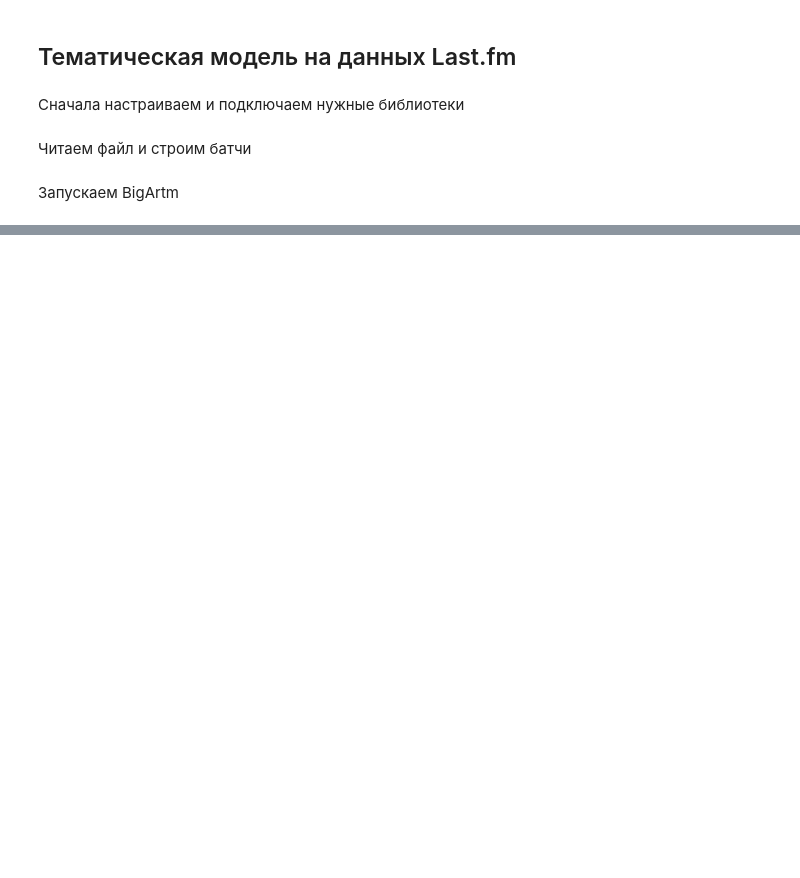
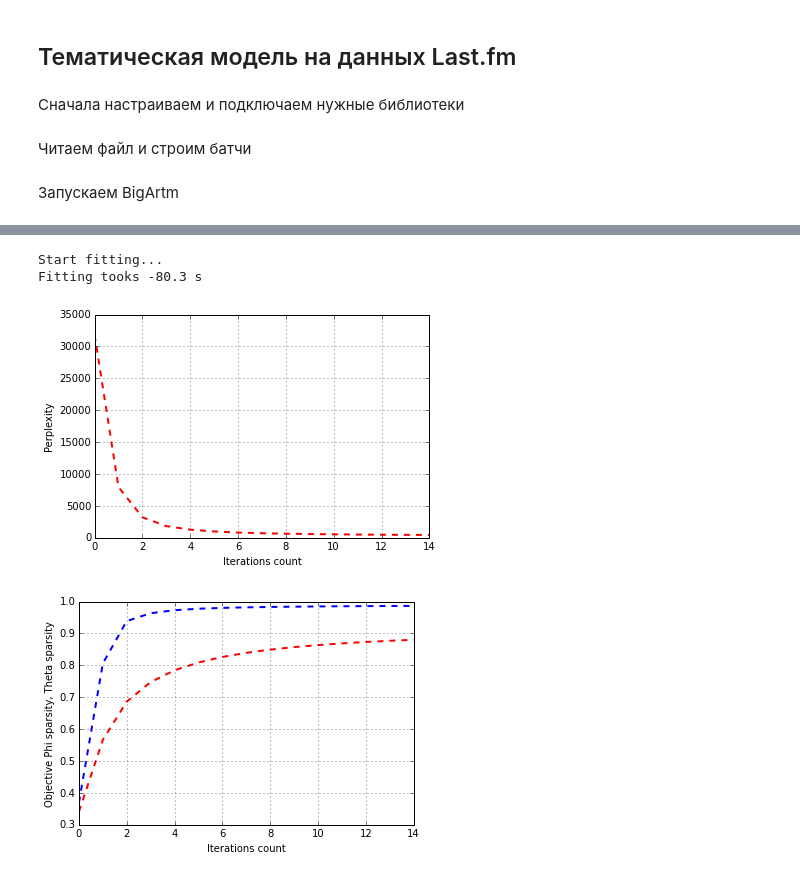
Before and after one commit to bigartm/bigartm-book, a Jupyter notebook: junk/lastfm/lastfm.ipynb, the cells around one changed output, grey strips where cells are left out. Drawn from its saved outputs; the diff is of its cells as text; code cells hidden in the pictures; blank space fills up the shorter version.

Commit message:
Moved on artm_model

```diff
--- a/junk/lastfm/lastfm.ipynb
+++ b/junk/lastfm/lastfm.ipynb
@@ -202,0 +80,80 @@ else:
+# %%
+background_topics = []
+objective_topics = []
+all_topics = []
+topic_count = 200
+background_topic_count = 5
+
+for i in xrange(topic_count):
+    topic_name = ("background" if i < background_topic_count else "objective") + " topic " + str(i)
+    all_topics.append(topic_name)
+    if i < background_topic_count:
+        background_topics.append(topic_name)
+    else:
+        objective_topics.append(topic_name)
+
+model = ArtmModel(topic_names=all_topics)
+model.num_processors = 4
+
+# Configure scores
+
+model.scores.add(SparsityPhiScore(name='ObjectiveSparsityPhiScore', topic_names=objective_topics))
+model.scores.add(SparsityThetaScore(name='ObjectiveSparsityThetaScore', topic_names=objective_topics))
+model.scores.add(SparsityPhiScore(name='BackgroundSparsityPhiScore', topic_names=background_topics))
+model.scores.add(SparsityThetaScore(name='BackgroundSparsityThetaScore', topic_names=background_topics))
+model.scores.add(SparsityThetaScore(name='SparsityThetaScore'))
+model.scores.add(PerplexityScore(name='PerplexityScore'))
+model.scores.add(TopTokensScore(name='TopTokensScore', num_tokens=20))
+
+# Configure regularizers
+model.regularizers.add(SmoothSparsePhiRegularizer(name='ObjectiveSparsePhi',
+                                                  topic_names=objective_topics, tau=-0.1))
+model.regularizers.add(SmoothSparseThetaRegularizer(name='ObjectiveSparseTheta',
+                                                    topic_names=objective_topics, tau=-2.0))
+model.regularizers.add(SmoothSparsePhiRegularizer(name='BackgroundSparsePhi',
+                                                  topic_names=background_topics, tau=0.1))
+model.regularizers.add(SmoothSparseThetaRegularizer(name='BackgroundSparseTheta',
+                                                    topic_names=background_topics, tau=2.0))
+model.regularizers.add(DecorrelatorPhiRegularizer(name='DecorrelatorPhi',
+                                                  topic_names=objective_topics, tau=100000.0))
+
+model.initialize(data_path=batch_path)
+start = time.clock()
+print "Start fitting..."
+model.fit_offline(data_path=batch_path, num_collection_passes=15)
+print "Fitting tooks %.1f s" % ((finish - start) / 4)
+
+plt.plot(range(model.num_phi_updates), model.scores_info['PerplexityScore'].value, 'r--', linewidth=2)
+plt.xlabel('Iterations count')
+plt.ylabel('Perplexity')
+plt.grid(True)
+plt.show()
+
+plt.plot(range(model.num_phi_updates), model.scores_info['ObjectiveSparsityPhiScore'].value, 'b--',
+         range(model.num_phi_updates), model.scores_info['ObjectiveSparsityThetaScore'].value, 'r--', linewidth=2)
+plt.xlabel('Iterations count')
+plt.ylabel('Objective Phi sparsity, Theta sparsity')
+plt.grid(True)
+plt.show()
+
+plt.plot(range(model.num_phi_updates), model.scores_info['BackgroundSparsityPhiScore'].value, 'b--',
+         range(model.num_phi_updates), model.scores_info['BackgroundSparsityThetaScore'].value, 'r--', linewidth=2)
+plt.xlabel('Iterations count')
+plt.ylabel('Background Phi sparsity, Theta sparsity')
+plt.grid(True)
+plt.show()
+
+# Visualize top token in each topic and a snippet of theta matrix
+print "Genres"
+for topic_name in objective_topics:
+    print topic_name + ': ',
+    print model.scores_info['TopTokensScore'].last_topic_info[topic_name].tokens
+print "Background genres"
+for topic_name in background_topics:
+    print topic_name + ': ',
+    print model.scores_info['TopTokensScore'].last_topic_info[topic_name].tokens
+# %% [output]
+Start fitting...
+Fitting tooks -80.3 s
+[figure, added]
+[figure, added]
```
Also changed, not shown: parts of 6 cells of this notebook.
